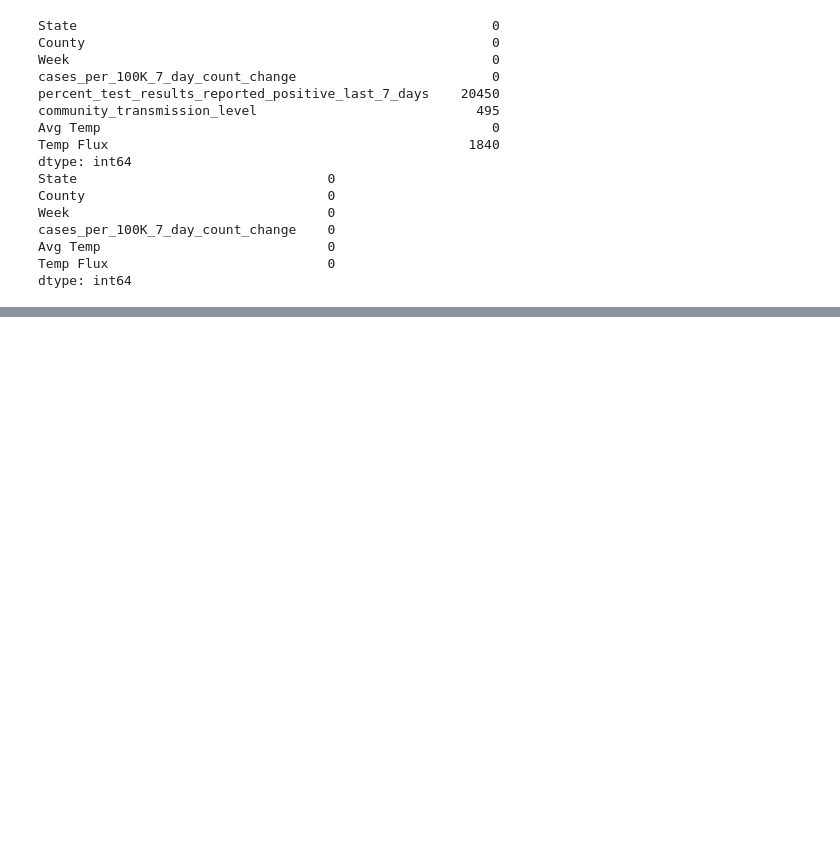
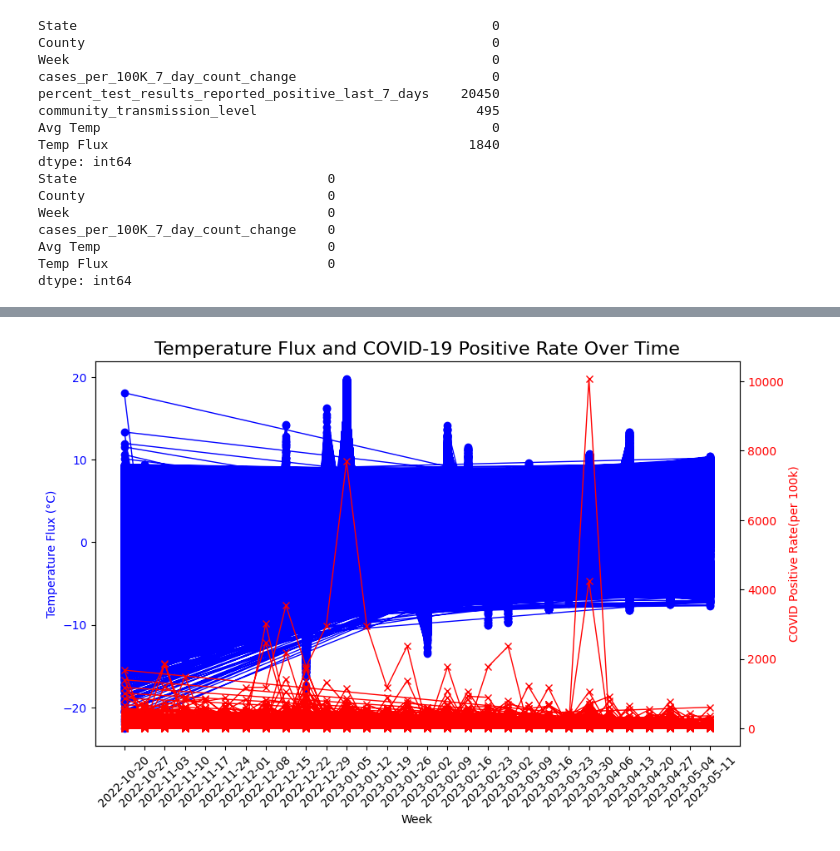
Before and after one commit to iiqueenizzy13/AbtGlobal_1B, a Jupyter notebook: covidweather_dataframe.ipynb, the cells around one changed output, grey strips where cells are left out. Cells and saved outputs as stored; diff of their text form; code cells hidden in the pictures; blank space fills up the shorter version.

```diff
--- a/covidweather_dataframe.ipynb
+++ b/covidweather_dataframe.ipynb
@@ -113,0 +146,27 @@ dtype: int64
+# %%
+#TEMP FLUX & COVID ~ TIME SERIES PLOT
+fig1, ax3 = plt.subplots(figsize=(10, 6))
+
+# plot temperature flux on left y-axis
+ax3.set_xlabel('Week')
+ax3.set_ylabel('Temperature Flux (°C)', color='blue')
+ax3.plot(df['Week'], df['Temp Flux'], color='blue', marker='o', linewidth=1)
+ax3.tick_params(axis='y', labelcolor='blue')
+
+# plot positive rate of covid right side y-axis
+ax2 = ax3.twinx()  # instantiate a second y-axis sharing the same x-axis
+ax2.set_ylabel('COVID Positive Rate(per 100k)', color='red')
+ax2.plot(df['Week'], df['cases_per_100K_7_day_count_change'], color='red', marker='x', linewidth=1)
+ax2.tick_params(axis='y', labelcolor='red')
+
+# make x-axis visible by rotating x-axis ticks
+ax3.set_xticklabels(ax3.get_xticklabels(), rotation=45)
+
+# title and layout(makes sure it fits nice)
+plt.title('Temperature Flux and COVID-19 Positive Rate Over Time', fontsize=16)
+fig.tight_layout()
+
+# display the plot
+plt.show()
+# %% [output]
+[figure, added]
```
Also changed, not shown: parts of 4 cells of this notebook.
